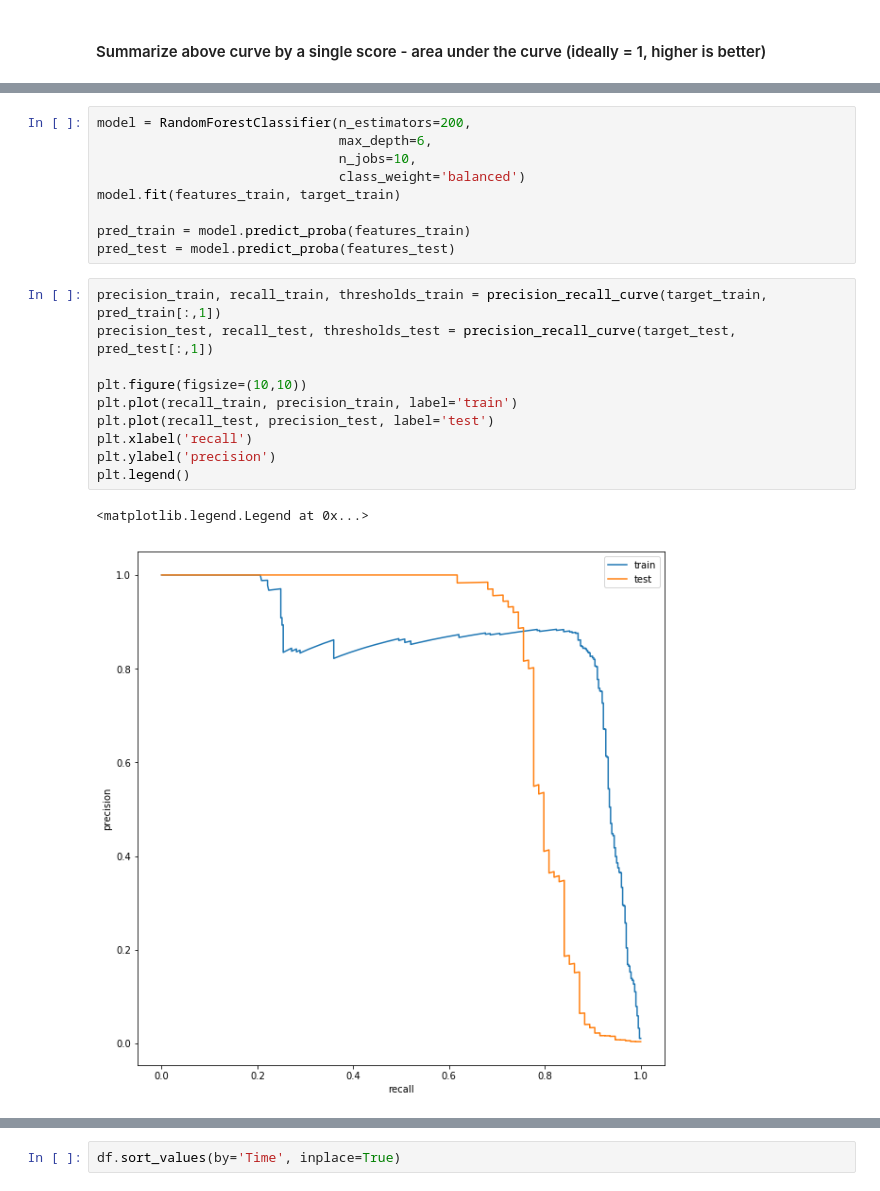
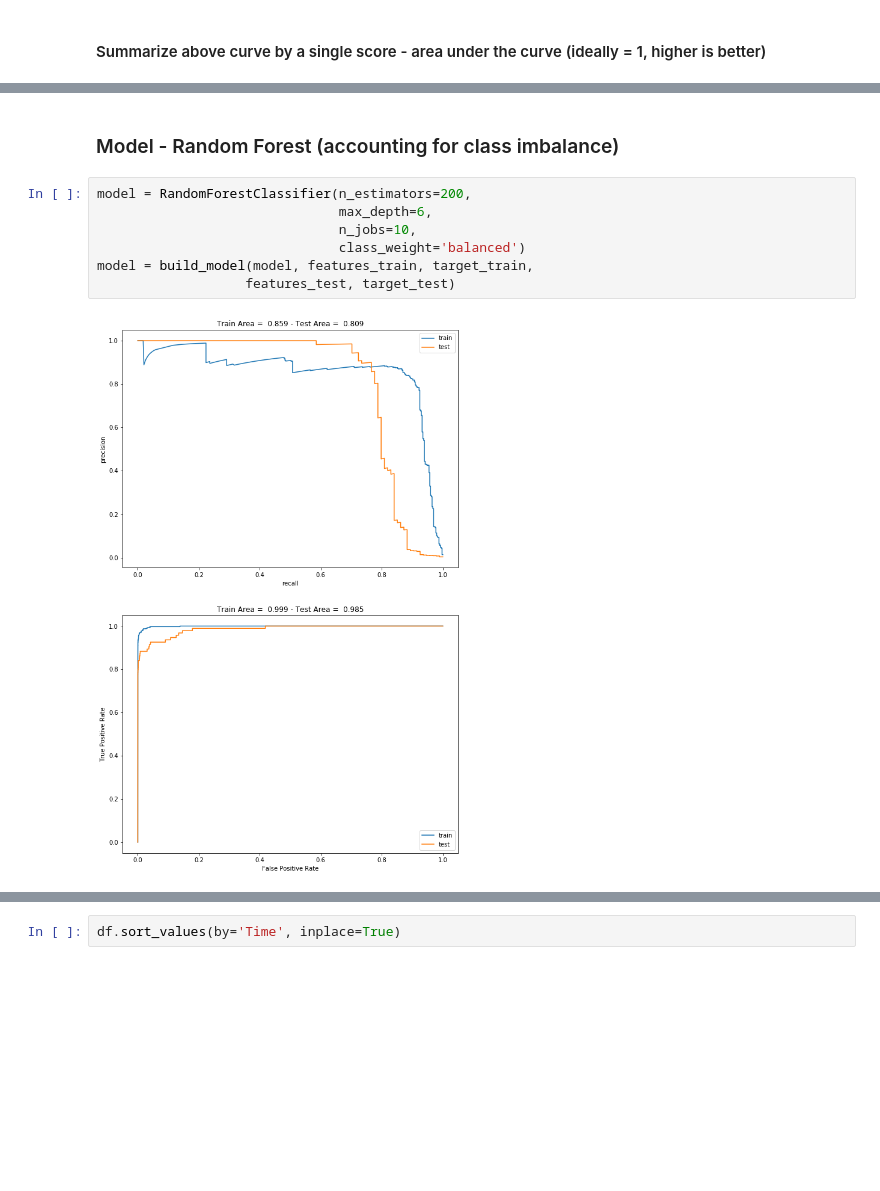
Before and after one commit to TreeinRandomForest/FraudDetectionExample, a Jupyter notebook: Credit Card Fraud Detection.ipynb, the cells around one changed output, grey strips where cells are left out. Saved outputs shown, nothing was run; the diff lists cells and outputs as text; blank space fills up the shorter version.

```diff
--- a/Credit Card Fraud Detection.ipynb
+++ b/Credit Card Fraud Detection.ipynb
@@ -400,22 +465,11 @@ We can also make our classifier take the class imbalance into account. Each samp
+# %% [markdown]
+### Model - Random Forest (accounting for class imbalance)
 # %%
 model = RandomForestClassifier(n_estimators=200,
                                max_depth=6,
                                n_jobs=10,
                                class_weight='balanced')
-model.fit(features_train, target_train)
-
-pred_train = model.predict_proba(features_train)
-pred_test = model.predict_proba(features_test)
+model = build_model(model, features_train, target_train,
+                   features_test, target_test)
+# %% [output]
+[figure, added]
-# %%
-precision_train, recall_train, thresholds_train = precision_recall_curve(target_train, pred_train[:,1])
-precision_test, recall_test, thresholds_test = precision_recall_curve(target_test, pred_test[:,1])
-
-plt.figure(figsize=(10,10))
-plt.plot(recall_train, precision_train, label='train')
-plt.plot(recall_test, precision_test, label='test')
-plt.xlabel('recall')
-plt.ylabel('precision')
-plt.legend()
-# %% [output]
-<matplotlib.legend.Legend at 0x...>
-[figure, removed]
```
Also changed, not shown: parts of 42 cells of this notebook.
